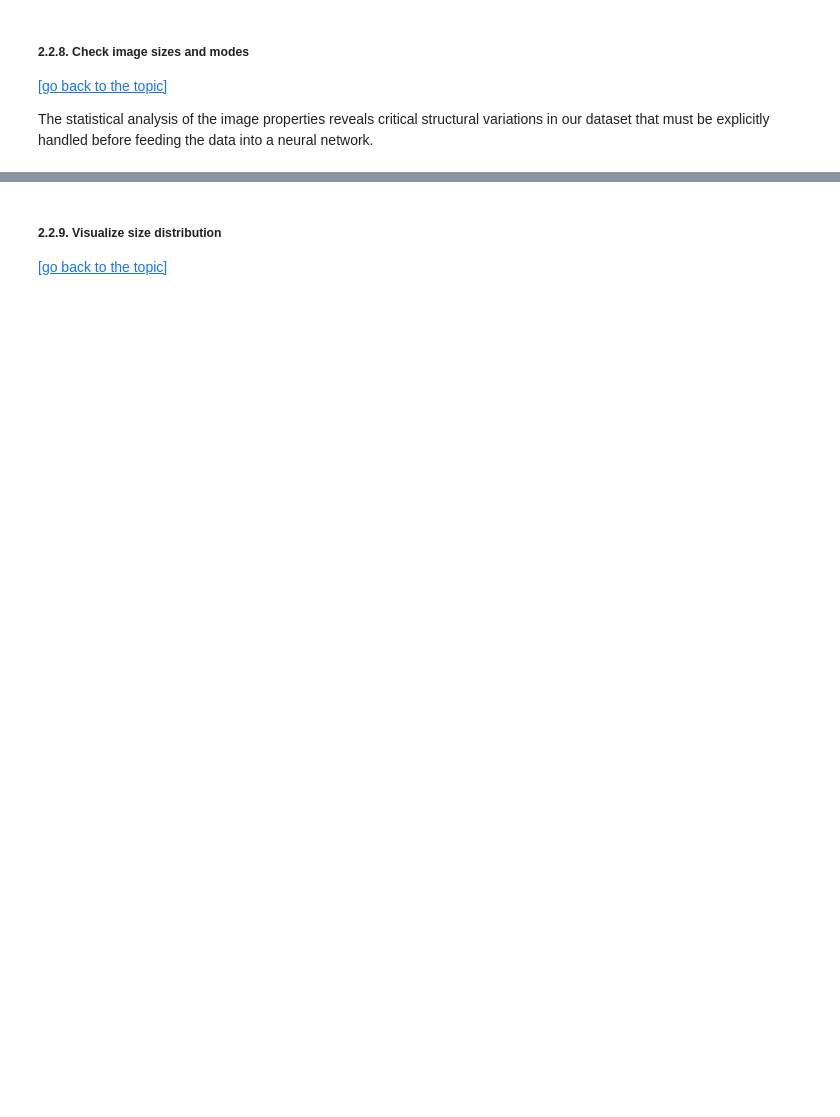
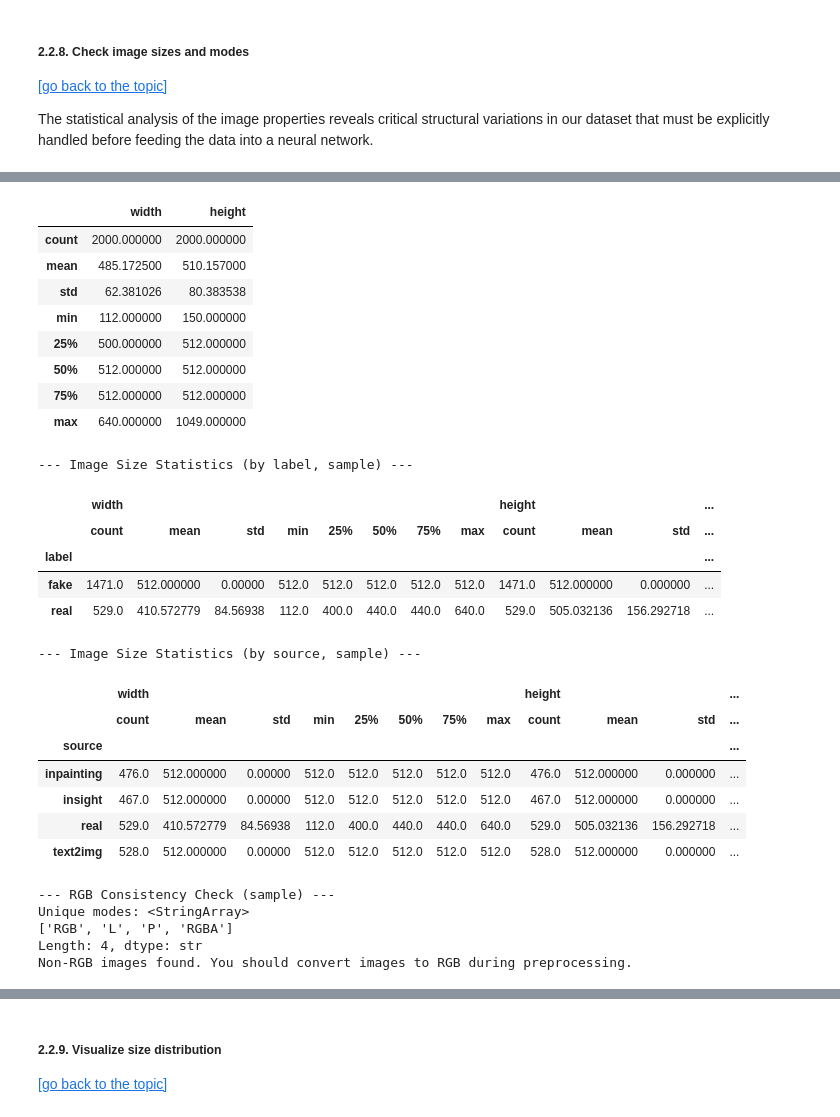
Before and after one commit to Alejandro-131004/Deep-Learning-for-fake-detection-and-generation, a Jupyter notebook: Project.ipynb, the cells around one changed output, grey strips where cells are left out. Drawn from its saved outputs; the diff is of its cells as text; code cells hidden in the pictures; blank space fills up the shorter version.

```diff
--- a/Project.ipynb
+++ b/Project.ipynb
@@ -399,0 +364,49 @@ max     754.000000  1006.00000
+# %%
+# CRITICAL: Initialize the empty list first
+image_properties = []
+
+# Reproducible sample
+sample_df = df.sample(2000, random_state=42).reset_index(drop=True)
+
+# Using itertuples() is significantly faster than iterrows()
+for row in tqdm(sample_df.itertuples(index=False), total=len(sample_df)):
+    try:
+        with Image.open(row.path) as img:
+            image_properties.append({
+                "path": row.path,
+                "width": img.size[0],
+                "height": img.size[1],
+                "mode": img.mode,
+                # Using getattr to safely fetch attributes just like .get() in dicts
+                "label": getattr(row, "label", None),
+                "source": getattr(row, "source", None),
+            })
+    except Exception:
+        # Skip corrupted/unreadable images
+        continue
+
+sizes_df = pd.DataFrame(image_properties)
+
+print("--- Image Modes Found (sample) ---")
+print(sizes_df["mode"].value_counts())
+
+print("\n--- Image Size Statistics (overall, sample) ---")
+display(sizes_df[["width", "height"]].describe())
+
+if "label" in sizes_df.columns and sizes_df["label"].notna().any():
+    print("\n--- Image Size Statistics (by label, sample) ---")
+    display(sizes_df.groupby("label")[["width", "height"]].describe())
+
+if "source" in sizes_df.columns and sizes_df["source"].notna().any():
+    print("\n--- Image Size Statistics (by source, sample) ---")
+    display(sizes_df.groupby("source")[["width", "height"]].describe())
+
+print("\n--- RGB Consistency Check (sample) ---")
+unique_modes = sizes_df["mode"].dropna().unique()
+print("Unique modes:", unique_modes)
+
+if len(unique_modes) == 1 and unique_modes[0] == "RGB":
+    print("All sampled images are RGB.")
+else:
+    print("Non-RGB images found. You should convert images to RGB during preprocessing.")
+# %% [output]
@@ -400 +422,29 @@ max     754.000000  1006.00000
+|  | width | height |
+| count | 2000.000000 | 2000.000000 |
+| mean | 485.172500 | 510.157000 |
+| std | 62.381026 | 80.383538 |
+| min | 112.000000 | 150.000000 |
+| 25% | 500.000000 | 512.000000 |
+| 50% | 512.000000 | 512.000000 |
+| 75% | 512.000000 | 512.000000 |
+| max | 640.000000 | 1049.000000 |
+--- Image Size Statistics (by label, sample) ---
+|  | width |  |  |  |  |  |  |  | height |  |  | ... |
+|  | count | mean | std | min | 25% | 50% | 75% | max | count | mean | std | ... |
+| label |  |  |  |  |  |  |  |  |  |  |  | ... |
+| fake | 1471.0 | 512.000000 | 0.00000 | 512.0 | 512.0 | 512.0 | 512.0 | 512.0 | 1471.0 | 512.000000 | 0.000000 | ... |
+| real | 529.0 | 410.572779 | 84.56938 | 112.0 | 400.0 | 440.0 | 440.0 | 640.0 | 529.0 | 505.032136 | 156.292718 | ... |
+--- Image Size Statistics (by source, sample) ---
+|  | width |  |  |  |  |  |  |  | height |  |  | ... |
+|  | count | mean | std | min | 25% | 50% | 75% | max | count | mean | std | ... |
+| source |  |  |  |  |  |  |  |  |  |  |  | ... |
+| inpainting | 476.0 | 512.000000 | 0.00000 | 512.0 | 512.0 | 512.0 | 512.0 | 512.0 | 476.0 | 512.000000 | 0.000000 | ... |
+| insight | 467.0 | 512.000000 | 0.00000 | 512.0 | 512.0 | 512.0 | 512.0 | 512.0 | 467.0 | 512.000000 | 0.000000 | ... |
+| real | 529.0 | 410.572779 | 84.56938 | 112.0 | 400.0 | 440.0 | 440.0 | 640.0 | 529.0 | 505.032136 | 156.292718 | ... |
+| text2img | 528.0 | 512.000000 | 0.00000 | 512.0 | 512.0 | 512.0 | 512.0 | 512.0 | 528.0 | 512.000000 | 0.000000 | ... |
+--- RGB Consistency Check (sample) ---
+Unique modes: <StringArray>
+['RGB', 'L', 'P', 'RGBA']
+Length: 4, dtype: str
+Non-RGB images found. You should convert images to RGB during preprocessing.
 # %% [markdown]
```
Also changed, not shown: parts of 12 cells of this notebook.
